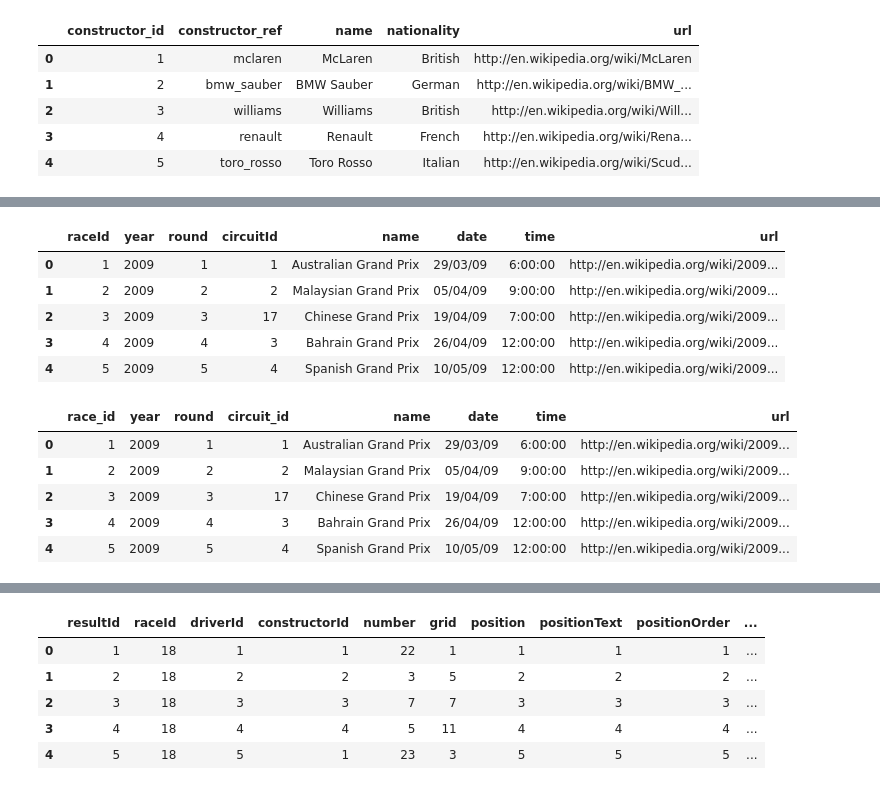
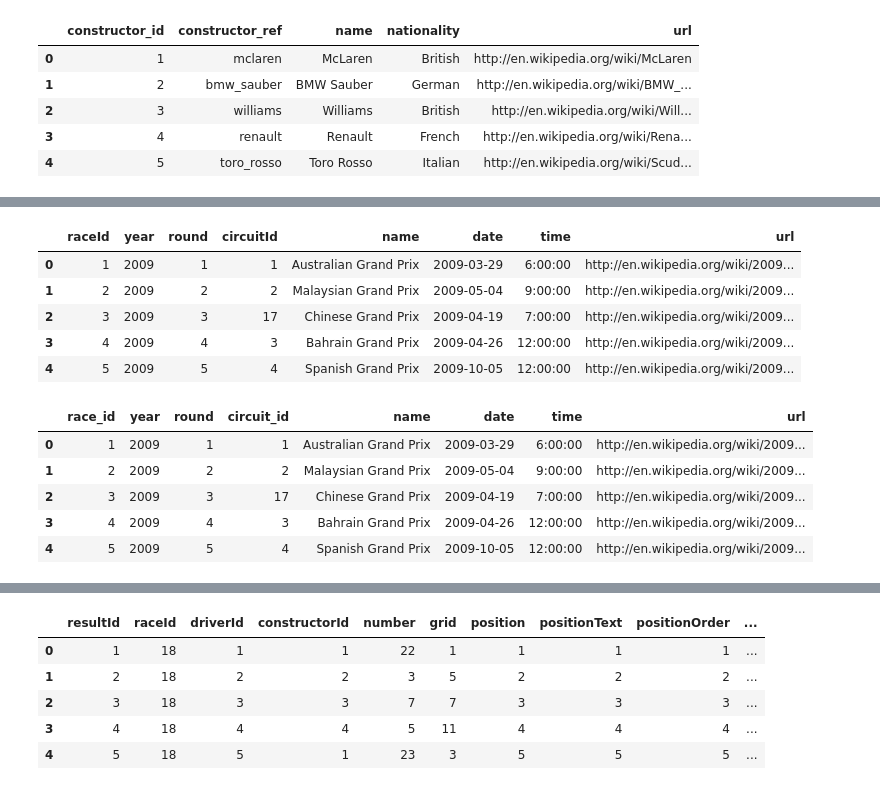
Before and after one commit to halabi93/Formula1-Dashboard, a Jupyter notebook: dftransform.ipynb, the cells around one changed output, grey strips where cells are left out. Cells and saved outputs as stored; diff of their text form; code cells hidden in the pictures.

```diff
--- a/dftransform.ipynb
+++ b/dftransform.ipynb
@@ -48,26 +120,28 @@ DETAIL:  Key (constructor_id)=(1) already exists.
 # %%
 # Import CSV with races data
 csv_file = "Resources/races.csv"
-races_df = pd.read_csv(csv_file)
+races_df = pd.read_csv(csv_file, parse_dates=["date"])
+
 races_df.head()
 # %% [output]
 |  | raceId | year | round | circuitId | name | date | time | url |
-| 0 | 1 | 2009 | 1 | 1 | Australian Grand Prix | 29/03/09 | 6:00:00 | http://en.wikipedia.org/wiki/2009... |
-| 1 | 2 | 2009 | 2 | 2 | Malaysian Grand Prix | 05/04/09 | 9:00:00 | http://en.wikipedia.org/wiki/2009... |
-| 2 | 3 | 2009 | 3 | 17 | Chinese Grand Prix | 19/04/09 | 7:00:00 | http://en.wikipedia.org/wiki/2009... |
-| 3 | 4 | 2009 | 4 | 3 | Bahrain Grand Prix | 26/04/09 | 12:00:00 | http://en.wikipedia.org/wiki/2009... |
-| 4 | 5 | 2009 | 5 | 4 | Spanish Grand Prix | 10/05/09 | 12:00:00 | http://en.wikipedia.org/wiki/2009... |
+| 0 | 1 | 2009 | 1 | 1 | Australian Grand Prix | 2009-03-29 | 6:00:00 | http://en.wikipedia.org/wiki/2009... |
+| 1 | 2 | 2009 | 2 | 2 | Malaysian Grand Prix | 2009-05-04 | 9:00:00 | http://en.wikipedia.org/wiki/2009... |
+| 2 | 3 | 2009 | 3 | 17 | Chinese Grand Prix | 2009-04-19 | 7:00:00 | http://en.wikipedia.org/wiki/2009... |
+| 3 | 4 | 2009 | 4 | 3 | Bahrain Grand Prix | 2009-04-26 | 12:00:00 | http://en.wikipedia.org/wiki/2009... |
+| 4 | 5 | 2009 | 5 | 4 | Spanish Grand Prix | 2009-10-05 | 12:00:00 | http://en.wikipedia.org/wiki/2009... |
 # %%
-#transform races csv
+#transform races data
 races_df = races_df.rename(columns={"raceId": "race_id", "circuitId": "circuit_id"})
+races_df["time"]=races_df["time"].replace("\\N", None)
 races_df.head()
 # %% [output]
 |  | race_id | year | round | circuit_id | name | date | time | url |
-| 0 | 1 | 2009 | 1 | 1 | Australian Grand Prix | 29/03/09 | 6:00:00 | http://en.wikipedia.org/wiki/2009... |
-| 1 | 2 | 2009 | 2 | 2 | Malaysian Grand Prix | 05/04/09 | 9:00:00 | http://en.wikipedia.org/wiki/2009... |
-| 2 | 3 | 2009 | 3 | 17 | Chinese Grand Prix | 19/04/09 | 7:00:00 | http://en.wikipedia.org/wiki/2009... |
-| 3 | 4 | 2009 | 4 | 3 | Bahrain Grand Prix | 26/04/09 | 12:00:00 | http://en.wikipedia.org/wiki/2009... |
-| 4 | 5 | 2009 | 5 | 4 | Spanish Grand Prix | 10/05/09 | 12:00:00 | http://en.wikipedia.org/wiki/2009... |
+| 0 | 1 | 2009 | 1 | 1 | Australian Grand Prix | 2009-03-29 | 6:00:00 | http://en.wikipedia.org/wiki/2009... |
+| 1 | 2 | 2009 | 2 | 2 | Malaysian Grand Prix | 2009-05-04 | 9:00:00 | http://en.wikipedia.org/wiki/2009... |
+| 2 | 3 | 2009 | 3 | 17 | Chinese Grand Prix | 2009-04-19 | 7:00:00 | http://en.wikipedia.org/wiki/2009... |
+| 3 | 4 | 2009 | 4 | 3 | Bahrain Grand Prix | 2009-04-26 | 12:00:00 | http://en.wikipedia.org/wiki/2009... |
+| 4 | 5 | 2009 | 5 | 4 | Spanish Grand Prix | 2009-10-05 | 12:00:00 | http://en.wikipedia.org/wiki/2009... |
 # %%
 #export racess data
 races_df.to_sql(name='races', con=engine, if_exists='append', index=False)
```
Also changed, not shown: parts of 47 cells of this notebook, 6 other files.
